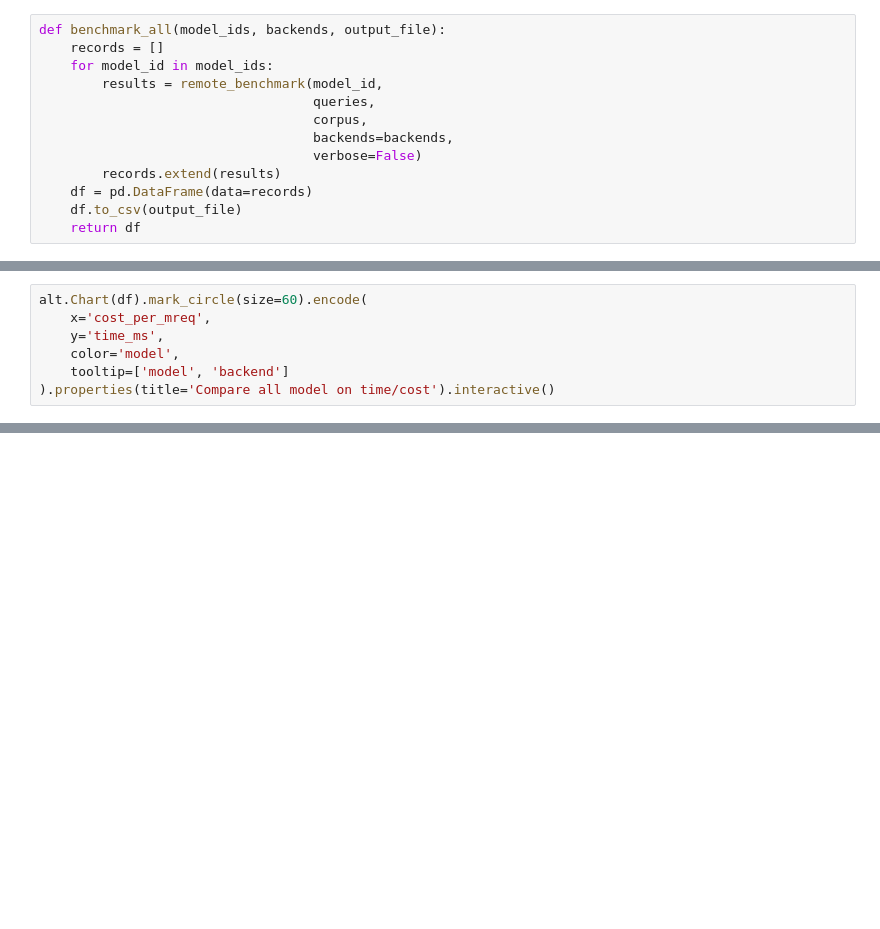
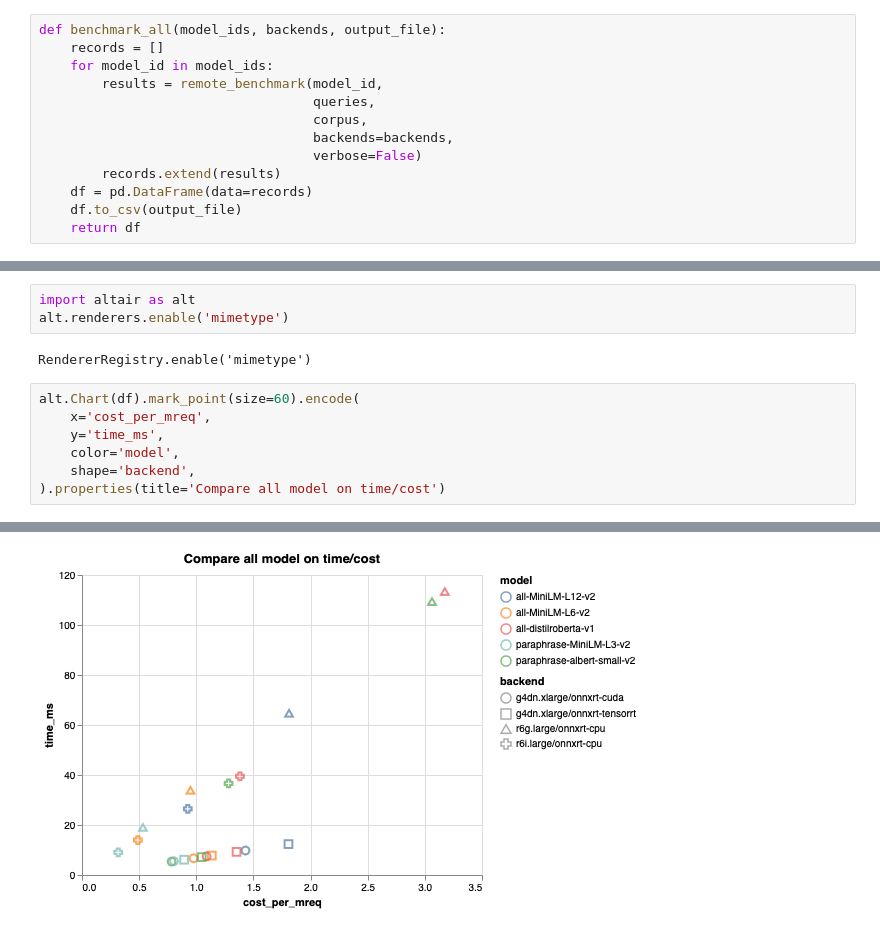
Before and after one commit to octoml/octoml-profile, a Jupyter notebook: examples/sentence_transformers/SentenceTransformerEval.ipynb, the cells around one changed output, grey strips where cells are left out. Saved outputs shown, nothing was run; the diff lists cells and outputs as text; blank space fills up the shorter version.

Commit message:
Fix chart visualization

```diff
--- a/examples/sentence_transformers/SentenceTransformerEval.ipynb
+++ b/examples/sentence_transformers/SentenceTransformerEval.ipynb
@@ -189,8 +190,13 @@ print(df)
+# %%
+import altair as alt
+alt.renderers.enable('mimetype')
+# %% [output]
+RendererRegistry.enable('mimetype')
 # %%
-alt.Chart(df).mark_circle(size=60).encode(
+alt.Chart(df).mark_point(size=60).encode(
     x='cost_per_mreq',
     y='time_ms',
     color='model',
-    tooltip=['model', 'backend']
-).properties(title='Compare all model on time/cost').interactive()
+    shape='backend',
+).properties(title='Compare all model on time/cost')
 # %% [output]
@@ -198,3 +203,4 @@ alt.Chart(df).mark_circle(size=60).encode(
+[figure, added]
 # %%
 alt.Chart(df).mark_bar().encode(
     y='backend',
```
Also changed, not shown: parts of 12 cells of this notebook.
